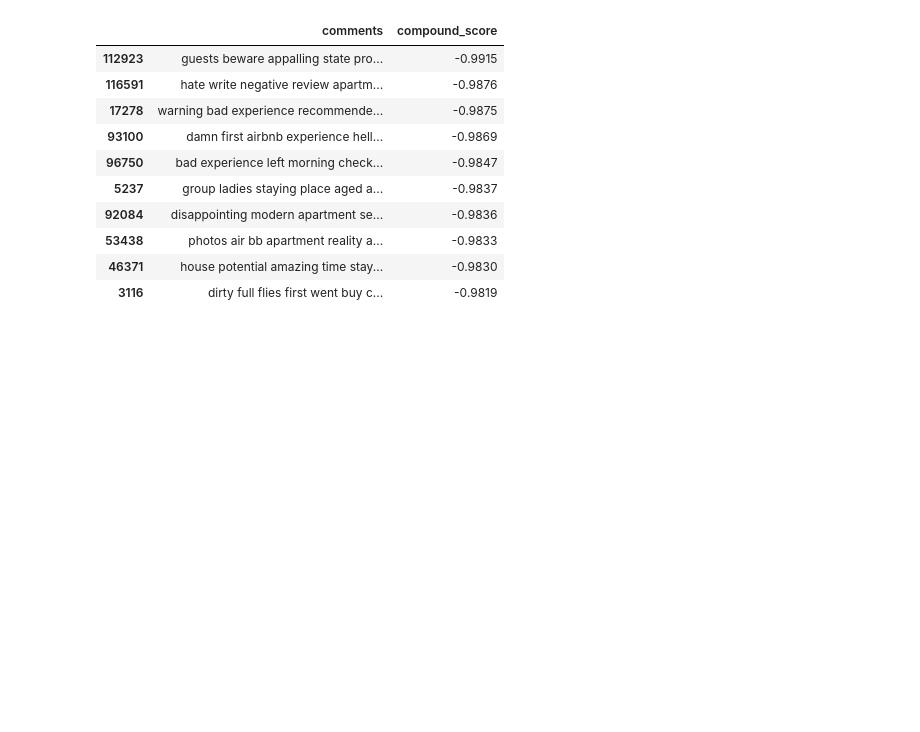
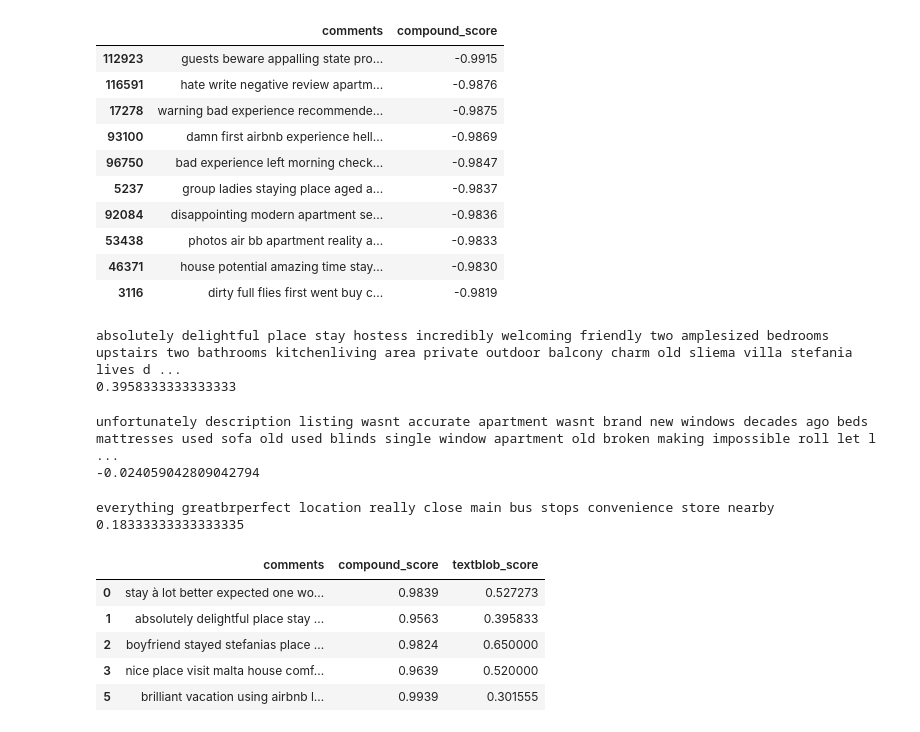
Before and after one commit to dianaionascu15/airbnb-nlp, a Jupyter notebook: airbnb_nlp.ipynb, the cells around one changed output. Cells and saved outputs as stored; diff of their text form; code cells hidden in the pictures; blank space fills up the shorter version.

```diff
--- a/airbnb_nlp.ipynb
+++ b/airbnb_nlp.ipynb
@@ -622,3 +614,41 @@ neg_review[neg_review ["words"] >= 5].sort_values('compound_score', ascending =
 | 53438 | photos air bb apartment reality a... | -0.9833 |
 | 46371 | house potential amazing time stay... | -0.9830 |
 | 3116 | dirty full flies first went buy c... | -0.9819 |
+# %%
+## TextBlob
+from textblob import TextBlob
+example = TextBlob(pos_review.comments[1])
+print(example)
+print(example.sentiment.polarity) ## 0.395 vs. 0.98
+# %% [output]
+absolutely delightful place stay hostess incredibly welcoming friendly two amplesized bedrooms upstairs two bathrooms kitchenliving area private outdoor balcony charm old sliema villa stefania lives d ...
+0.3958333333333333
+# %%
+example_neg = TextBlob("unfortunately description listing wasnt accurate apartment wasnt brand new windows decades ago beds mattresses used sofa old used blinds single window apartment old broken making impossible roll let light finally water low pressure shower taking ages washing dishes dreadful pictures attached listing purposefully omit inconvenient aspects apartment present good lightbrbrregarding cleanliness overall state flat far clean mould one mattress mould shower blankets washed arrival smelled old dirty surfaces apartment sticky especially kitchen main room wasnt enough th evening found giant cockroaches inside apartment living cupboards informed host apparently cockroaches normal malta host suggested getting spray deal also stayed apartment burst apartment rain water coming window apartment window closed informed host didnt get response elderly couple looks came time assess situation apparently nothing done wall completely dries replaster hole window couple said would contact host resolve issue since nothing donebrbrneedless say worst experience airbnb ruined good part vacation unbelievable many people left positive opinion place")
+print(example_neg)
+print(example_neg.sentiment.polarity) ## -0.024 vs. -0.078
+# %% [output]
+unfortunately description listing wasnt accurate apartment wasnt brand new windows decades ago beds mattresses used sofa old used blinds single window apartment old broken making impossible roll let l ...
+-0.024059042809042794
+# %%
+## classified as negative with -0.1531 by vader NLTK
+example_comm = "everything greatbrperfect location really close main bus stops convenience store nearby"
+example_comm = TextBlob(example_comm)
+print(example_comm)
+print(example_comm.sentiment.polarity) ## 0.28
+# %% [output]
+everything greatbrperfect location really close main bus stops convenience store nearby
+0.18333333333333335
+# %%
+## textblob vs. vader
+reviews_sent = reviews_en.copy()
+reviews_sent['textblob_score']  = reviews_sent['comments'].apply(lambda x: TextBlob(x).sentiment.polarity)
+
+reviews_sent[['comments', 'compound_score', 'textblob_score']].head()
+# %% [output]
+|  | comments | compound_score | textblob_score |
+| 0 | stay à lot better expected one wo... | 0.9839 | 0.527273 |
+| 1 | absolutely delightful place stay ... | 0.9563 | 0.395833 |
+| 2 | boyfriend stayed stefanias place ... | 0.9824 | 0.650000 |
+| 3 | nice place visit malta house comf... | 0.9639 | 0.520000 |
+| 5 | brilliant vacation using airbnb l... | 0.9939 | 0.301555 |
```
Also changed, not shown: parts of 6 cells of this notebook.
